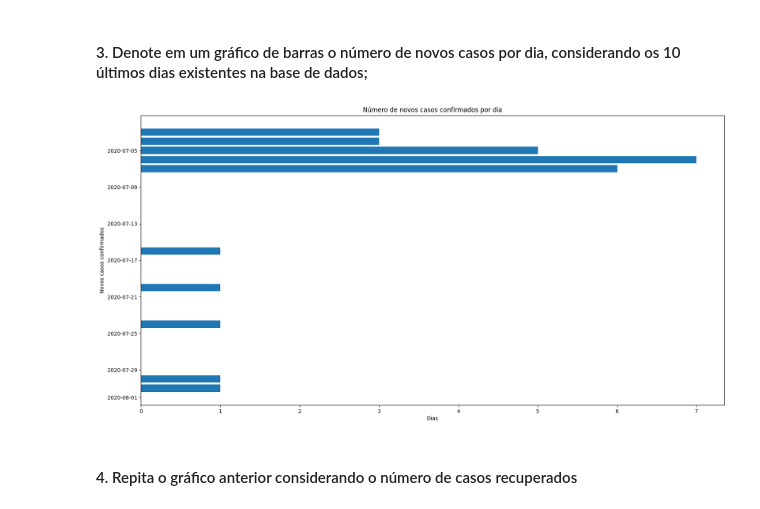
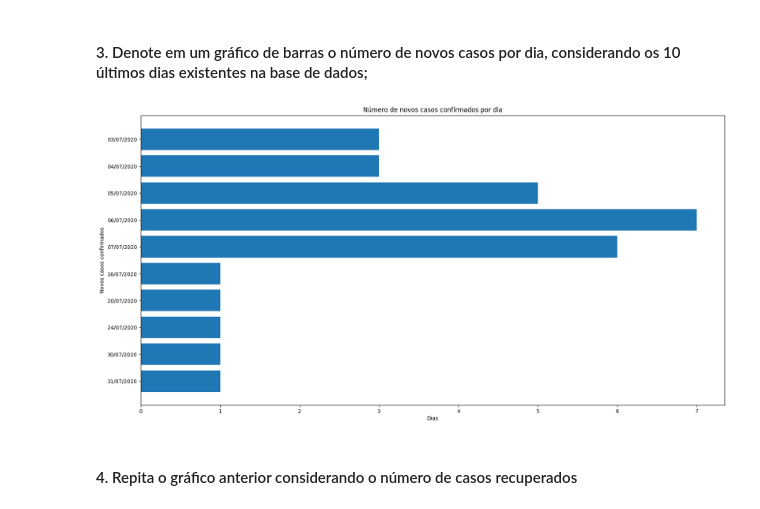
Before and after one commit to cetdo/redesneurais1, a Jupyter notebook: Analise.ipynb, the cells around one changed output. Cells and saved outputs as stored; diff of their text form; code cells hidden in the pictures.

```diff
--- a/Analise.ipynb
+++ b/Analise.ipynb
@@ -245,23 +245,23 @@ Nota-se a presença de Outliers no Boxplot de casos confirmados em pessoas do se
 # %%
 # get date_notification from confirmed dataframe
 date_notification = confirmed['_dt_notificacao'].value_counts().sort_index(ascending=False)
 
 # create view
 plt.rcdefaults()
 fig, ax = plt.subplots(figsize=(20,10))
 
-_date = [item.strftime("%d/%m/%Y") for item in date_notification.index[:10]]
-_new_cases = date_notification.index[:10]
+_date = [item.strftime("%d/%m/%Y") for item in date_notification.index[:10]][::-1]
+_new_cases = date_notification.values[:10][::-1]
 
-ax.barh(date_notification.index[:10], date_notification.values[:10])
+ax.barh(_date, _new_cases)
 ax.invert_yaxis()  # labels read top-to-bottom
 ax.set_xlabel('Dias')
 ax.set_ylabel('Novos casos confirmados')
 ax.set_title('Número de novos casos confirmados por dia')
 
 plt.show()
 # %% [output]
-[figure, old version]
+[figure, new version]
 # %% [markdown]
 #### 4. Repita o gráfico anterior considerando o número de casos recuperados
 # %%
```
Also changed, not shown: parts of 2 cells of this notebook.
